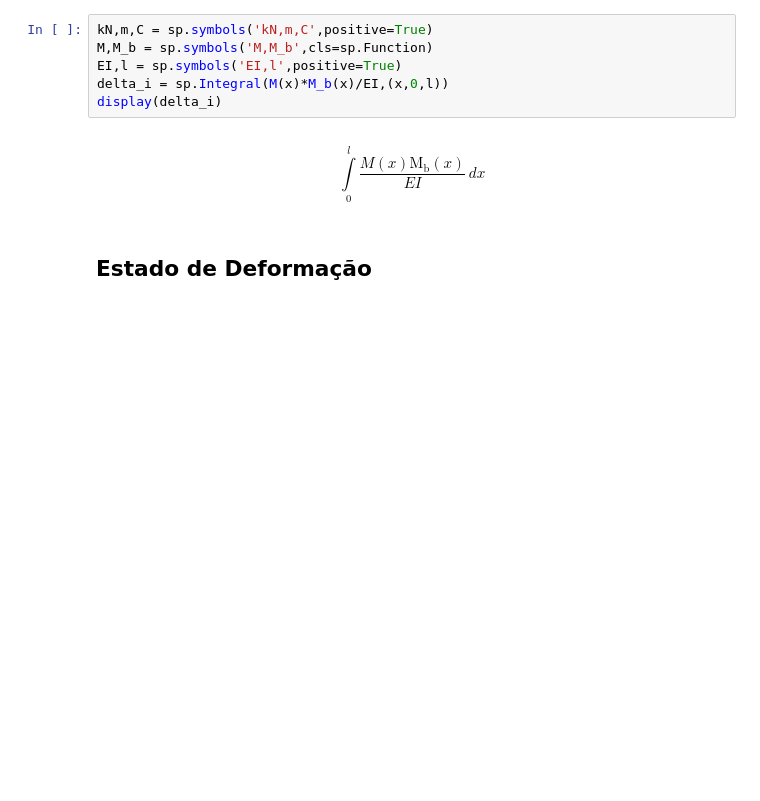
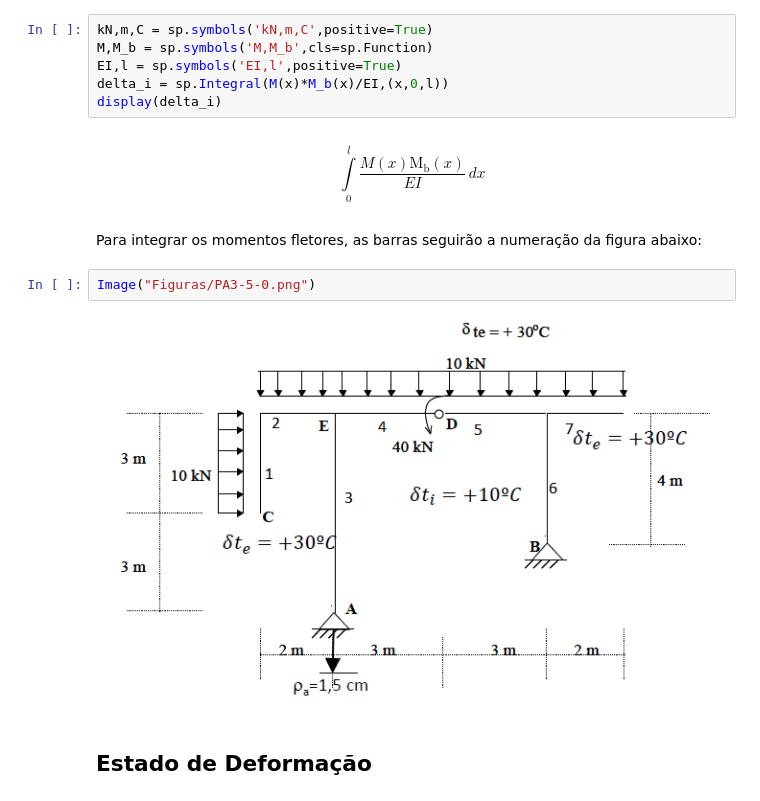
Before and after one commit to noedelima/Mecanica_dos_Solidos_Uff_20_1, a Jupyter notebook: Exercícios PA3/Exercício 5.ipynb, the cells around one changed output. Saved outputs shown, nothing was run; the diff lists cells and outputs as text; blank space fills up the shorter version.

```diff
--- a/Exercícios PA3/Exercício 5.ipynb
+++ b/Exercícios PA3/Exercício 5.ipynb
@@ -71,6 +77,12 @@ delta_i = sp.Integral(M(x)*M_b(x)/EI,(x,0,l))
 display(delta_i)
 # %% [output]
 \begin{equation*}\int\limits_{0}^{l} \frac{M{\left(x \right)} \operatorname{M_{b}}{\left(x \right)}}{EI}\, dx\end{equation*}
+# %% [markdown]
+Para integrar os momentos fletores, as barras seguirão a numeração da figura abaixo:
+# %%
+Image("Figuras/PA3-5-0.png")
+# %% [output]
+[figure, added]
 # %% [markdown]
 ## Estado de Deformação
 # %% [markdown]
```
Also changed, not shown: parts of 56 cells of this notebook, 2 other files.
